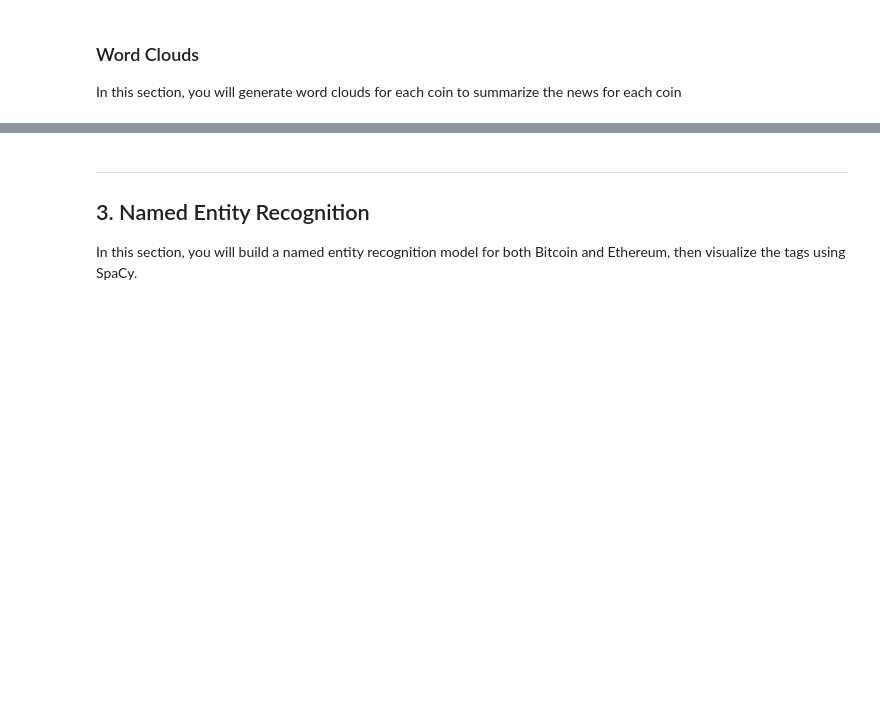
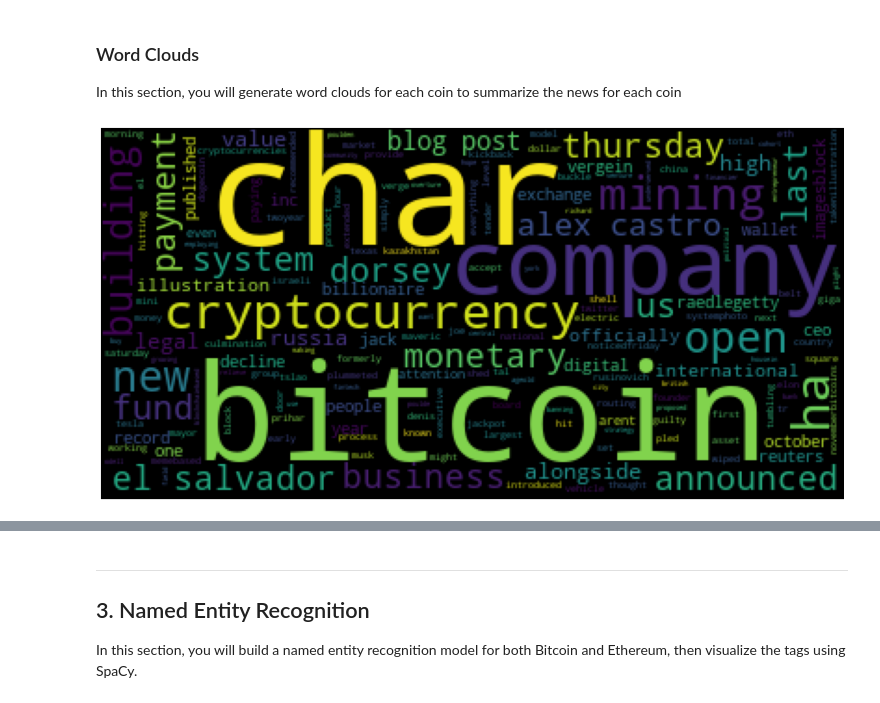
Before and after one commit to brilliantlyc/Cryptocurrency_NLP_Analysis, a Jupyter notebook: crypto_sentiment.ipynb, the cells around one changed output, grey strips where cells are left out. Drawn from its saved outputs; the diff is of its cells as text; code cells hidden in the pictures; blank space fills up the shorter version.

Commit message:
Completed the Word Clouds section of the NLP part.

```diff
--- a/crypto_sentiment.ipynb
+++ b/crypto_sentiment.ipynb
@@ -424,0 +389,9 @@ mpl.rcParams['figure.figsize'] = [20.0, 10.0]
+# %%
+# Generate the Bitcoin word cloud
+bitcoin_input_text = ' '.join(bitcoin_tokens_list)
+bitcoin_wc = WordCloud().generate(bitcoin_input_text)
+plt.imshow(bitcoin_wc)
+plt.axis("off")
+plt.show()
+# %% [output]
+[figure, added]
```
Also changed, not shown: parts of 7 cells of this notebook.
